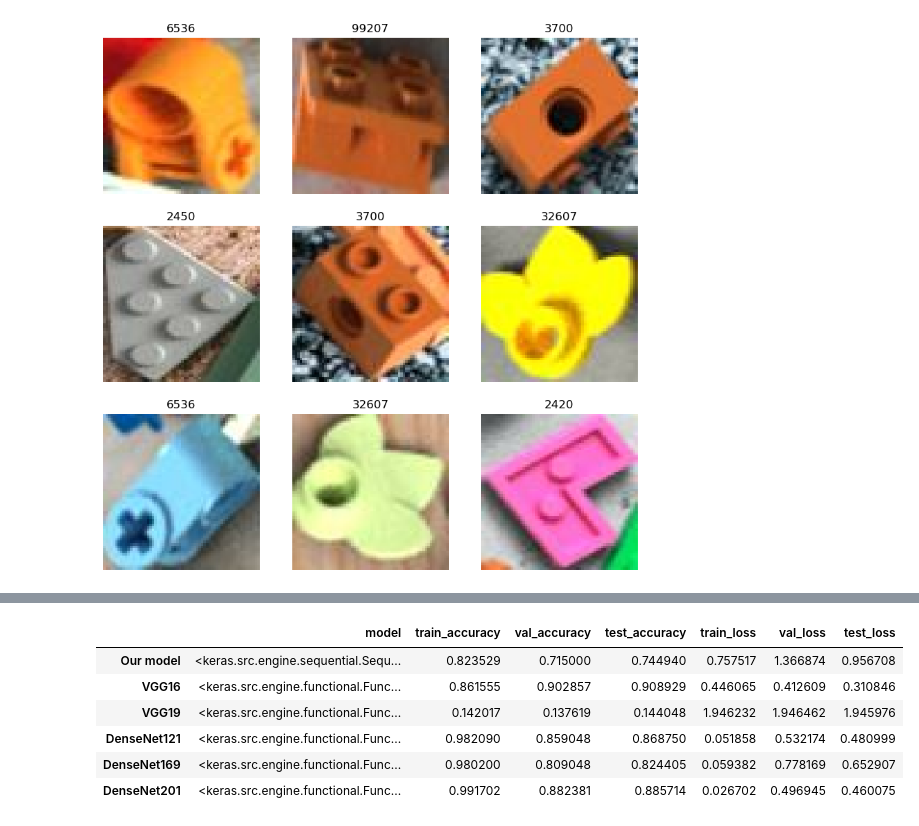
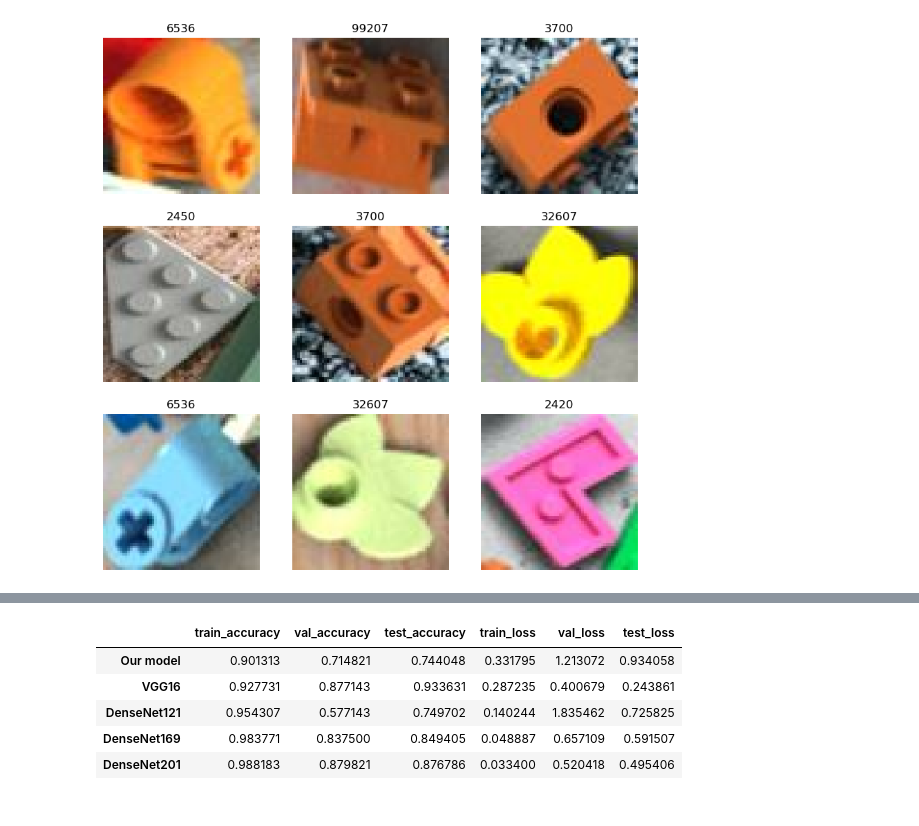
Before and after one commit to infoshareacademy/jdszr12-4code, a Jupyter notebook: LEGO/LEGO_draft.ipynb, the cells around one changed output, grey strips where cells are left out. Saved outputs shown, nothing was run; the diff lists cells and outputs as text; code cells hidden in the pictures.

```diff
--- a/LEGO/LEGO_draft.ipynb
+++ b/LEGO/LEGO_draft.ipynb
@@ -268,12 +354,11 @@ results_df.to_csv("./trained_models_results.csv")
 # %%
 # Load DataFrame with results
-results_df = pd.read_csv("./trained_models_results.csv", index_col=0)
+results_df = pd.read_csv("./csv/trained_models_results.csv", index_col=0, usecols=[0, 2, 3, 4, 5, 6, 7])
 results_df
 # %% [output]
-|  | model | train_accuracy | val_accuracy | test_accuracy | train_loss | val_loss | test_loss |
-| Our model | <keras.src.engine.sequential.Sequ... | 0.823529 | 0.715000 | 0.744940 | 0.757517 | 1.366874 | 0.956708 |
-| VGG16 | <keras.src.engine.functional.Func... | 0.861555 | 0.902857 | 0.908929 | 0.446065 | 0.412609 | 0.310846 |
-| VGG19 | <keras.src.engine.functional.Func... | 0.142017 | 0.137619 | 0.144048 | 1.946232 | 1.946462 | 1.945976 |
-| DenseNet121 | <keras.src.engine.functional.Func... | 0.982090 | 0.859048 | 0.868750 | 0.051858 | 0.532174 | 0.480999 |
-| DenseNet169 | <keras.src.engine.functional.Func... | 0.980200 | 0.809048 | 0.824405 | 0.059382 | 0.778169 | 0.652907 |
-| DenseNet201 | <keras.src.engine.functional.Func... | 0.991702 | 0.882381 | 0.885714 | 0.026702 | 0.496945 | 0.460075 |
+|  | train_accuracy | val_accuracy | test_accuracy | train_loss | val_loss | test_loss |
+| Our model | 0.901313 | 0.714821 | 0.744048 | 0.331795 | 1.213072 | 0.934058 |
+| VGG16 | 0.927731 | 0.877143 | 0.933631 | 0.287235 | 0.400679 | 0.243861 |
+| DenseNet121 | 0.954307 | 0.577143 | 0.749702 | 0.140244 | 1.835462 | 0.725825 |
+| DenseNet169 | 0.983771 | 0.837500 | 0.849405 | 0.048887 | 0.657109 | 0.591507 |
+| DenseNet201 | 0.988183 | 0.879821 | 0.876786 | 0.033400 | 0.520418 | 0.495406 |
```
Also changed, not shown: parts of 23 cells of this notebook, 10 other files.
